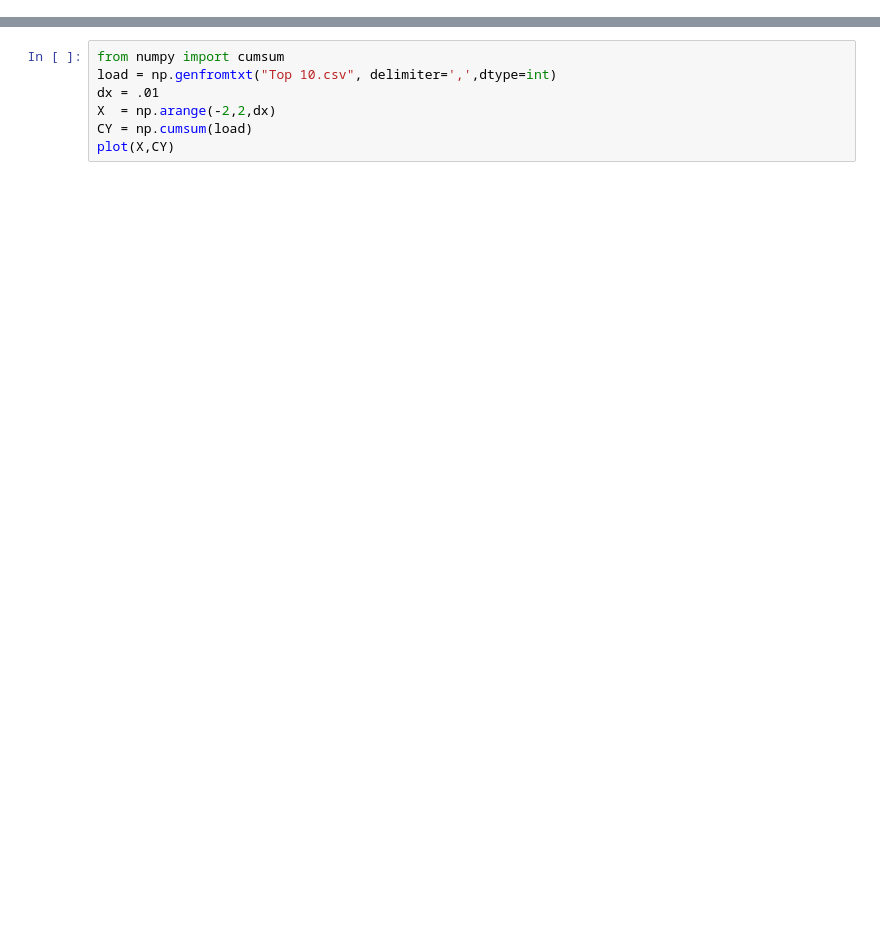
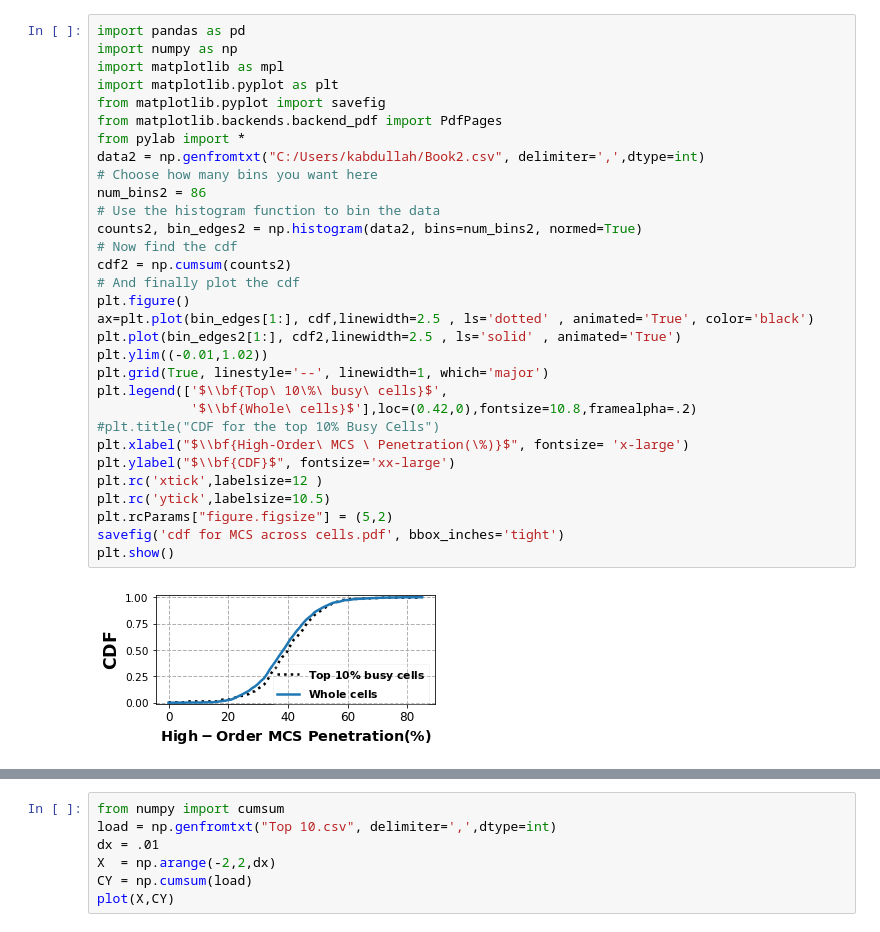
Before and after one commit to Kareem-Abdullah/GitHubDemoLearn, a Jupyter notebook: CDF Function.ipynb, the cells around one changed output, grey strips where cells are left out. Cells and saved outputs as stored; diff of their text form; blank space fills up the shorter version.

```diff
--- a/CDF Function.ipynb
+++ b/CDF Function.ipynb
@@ -0,0 +1,33 @@
+# %%
+import pandas as pd
+import numpy as np
+import matplotlib as mpl
+import matplotlib.pyplot as plt
+from matplotlib.pyplot import savefig
+from matplotlib.backends.backend_pdf import PdfPages
+from pylab import *
+data2 = np.genfromtxt("C:/Users/kabdullah/Book2.csv", delimiter=',',dtype=int)
+# Choose how many bins you want here
+num_bins2 = 86
+# Use the histogram function to bin the data
+counts2, bin_edges2 = np.histogram(data2, bins=num_bins2, normed=True)
+# Now find the cdf
+cdf2 = np.cumsum(counts2)
+# And finally plot the cdf
+plt.figure()
+ax=plt.plot(bin_edges[1:], cdf,linewidth=2.5 , ls='dotted' , animated='True', color='black')
+plt.plot(bin_edges2[1:], cdf2,linewidth=2.5 , ls='solid' , animated='True')
+plt.ylim((-0.01,1.02))
+plt.grid(True, linestyle='--', linewidth=1, which='major')
+plt.legend(['$\\bf{Top\ 10\%\ busy\ cells}$',
+            '$\\bf{Whole\ cells}$'],loc=(0.42,0),fontsize=10.8,framealpha=.2)
+#plt.title("CDF for the top 10% Busy Cells")
+plt.xlabel("$\\bf{High-Order\ MCS \ Penetration(\%)}$", fontsize= 'x-large')
+plt.ylabel("$\\bf{CDF}$", fontsize='xx-large')
+plt.rc('xtick',labelsize=12 )
+plt.rc('ytick',labelsize=10.5)
+plt.rcParams["figure.figsize"] = (5,2)
+savefig('cdf for MCS across cells.pdf', bbox_inches='tight')
+plt.show()
+# %% [output]
+[figure, added]
```
Also changed, not shown: parts of 7 cells of this notebook, 1 other file.
